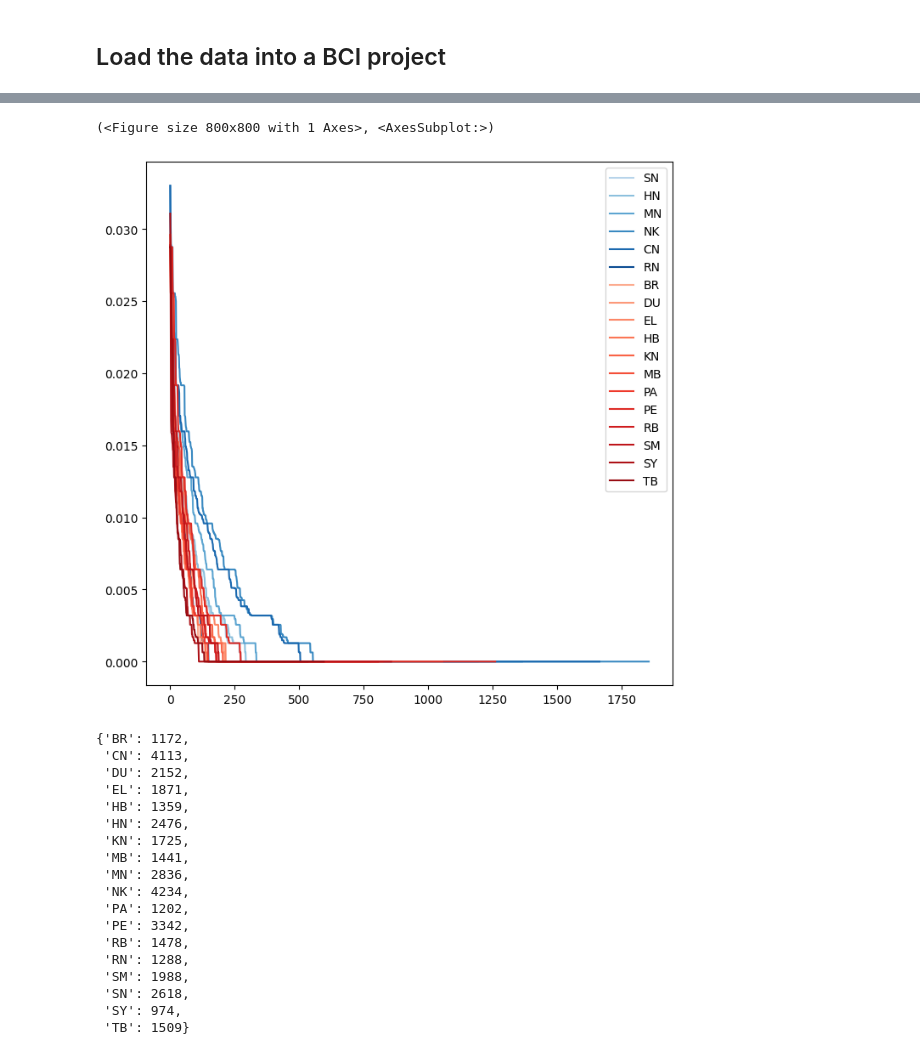
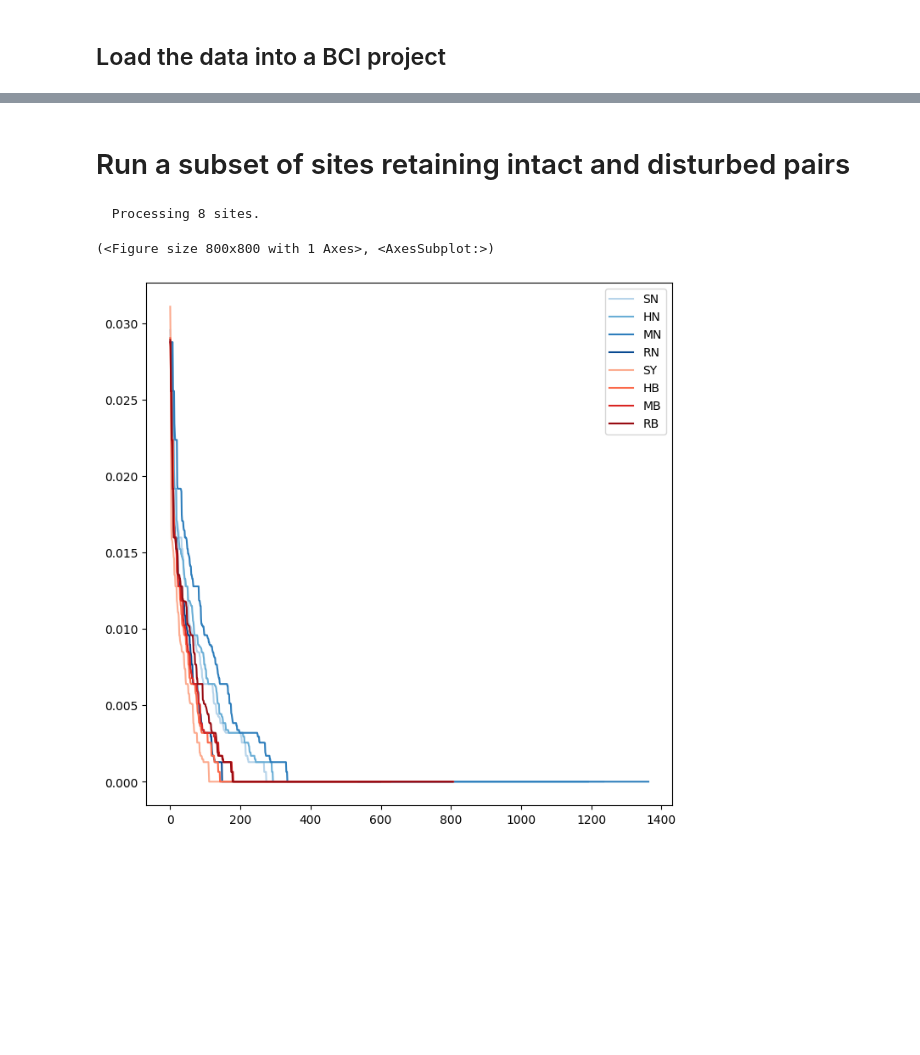
Before and after one commit to isaacovercast/IMEMEBA-BCI, a Jupyter notebook: empirical-examples/Holman-2021-Marine-eDNA/Holman-2021-Marine-eDNA.ipynb, the cells around one changed output, grey strips where cells are left out. Drawn from its saved outputs; the diff is of its cells as text; code cells hidden in the pictures; blank space fills up the shorter version.

```diff
--- a/empirical-examples/Holman-2021-Marine-eDNA/Holman-2021-Marine-eDNA.ipynb
+++ b/empirical-examples/Holman-2021-Marine-eDNA/Holman-2021-Marine-eDNA.ipynb
@@ -138,28 +132,0 @@ pjt.plot_sites(plot_pis=True)
-# %%
-cmaps = {"Blues":["SN", "HN", "MN", "NK", "CN", "RN"],
-         "Reds":["BR", "DU", "EL", "HB", "KN", "MB", "PA", "PE", "RB", "SM", "SY", "TB"]}
-pjt.plot_sites(plot_pis=True, cmaps=cmaps)
-# %% [output]
-(<Figure size 800x800 with 1 Axes>, <AxesSubplot:>)
-[figure, removed]
-# %%
-{k:v.bci[3] for k,v in pjt.site_bcis.items()}
-# %% [output]
-{'BR': 1172,
- 'CN': 4113,
- 'DU': 2152,
- 'EL': 1871,
- 'HB': 1359,
- 'HN': 2476,
- 'KN': 1725,
- 'MB': 1441,
- 'MN': 2836,
- 'NK': 4234,
- 'PA': 1202,
- 'PE': 3342,
- 'RB': 1478,
- 'RN': 1288,
- 'SM': 1988,
- 'SN': 2618,
- 'SY': 974,
- 'TB': 1509}
@@ -165,0 +137,14 @@ pjt.plot_sites(plot_pis=True, cmaps=cmaps)
+# %% [markdown]
+# Run a subset of sites retaining intact and disturbed pairs
+# %%
+subset = ["SY", "SN", "HB", "HN", "MB", "MN", "RB", "RN"]
+pjt.run(samples=False, sites=subset)
+# %% [output]
+  Processing 8 sites.
+# %%
+cmaps = {"Blues":["SN", "HN", "MN", "RN"],
+         "Reds":["SY", "HB", "MB", "RB"]}
+pjt.plot_sites(plot_pis=True, cmaps=cmaps)
+# %% [output]
+(<Figure size 800x800 with 1 Axes>, <AxesSubplot:>)
+[figure, added]
```
Also changed, not shown: parts of 11 cells of this notebook, 8 other files.
